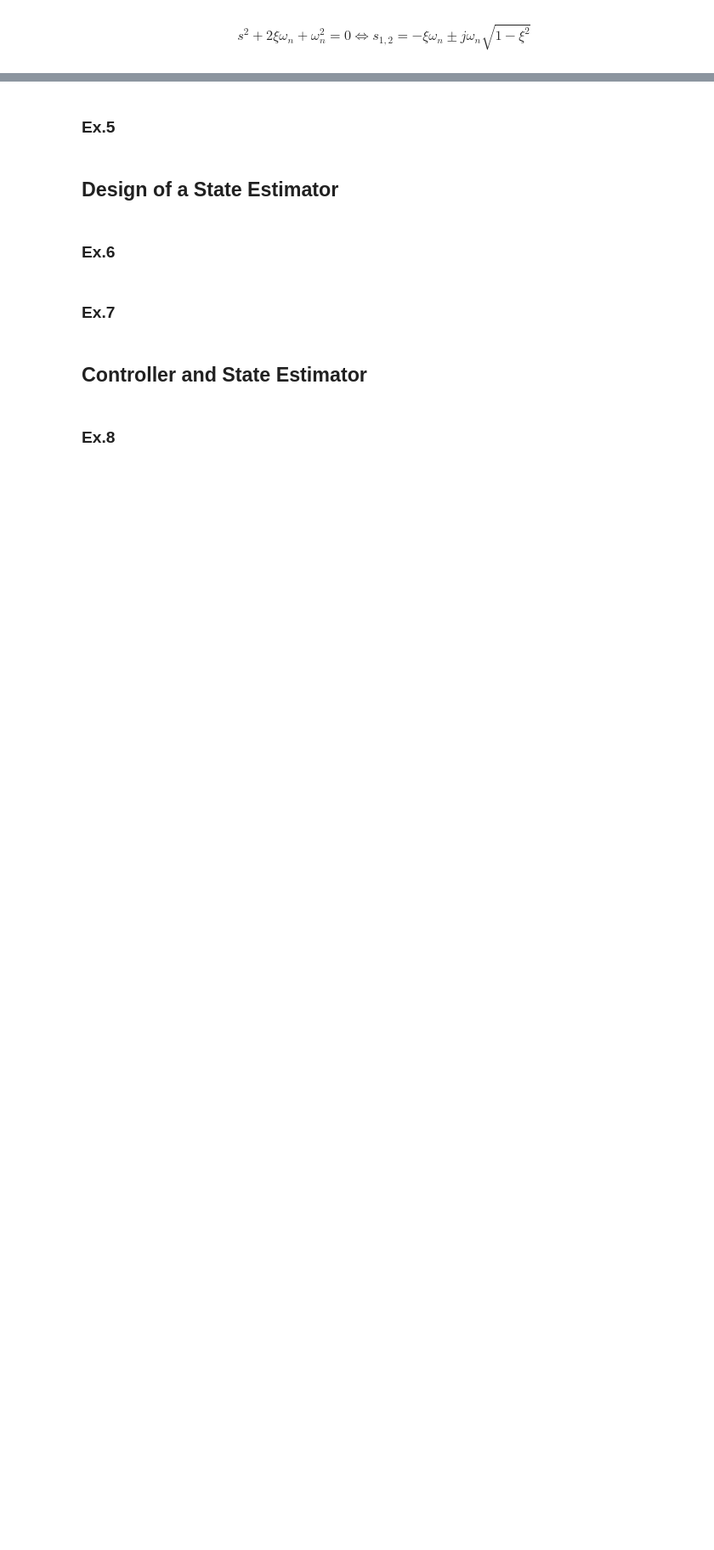
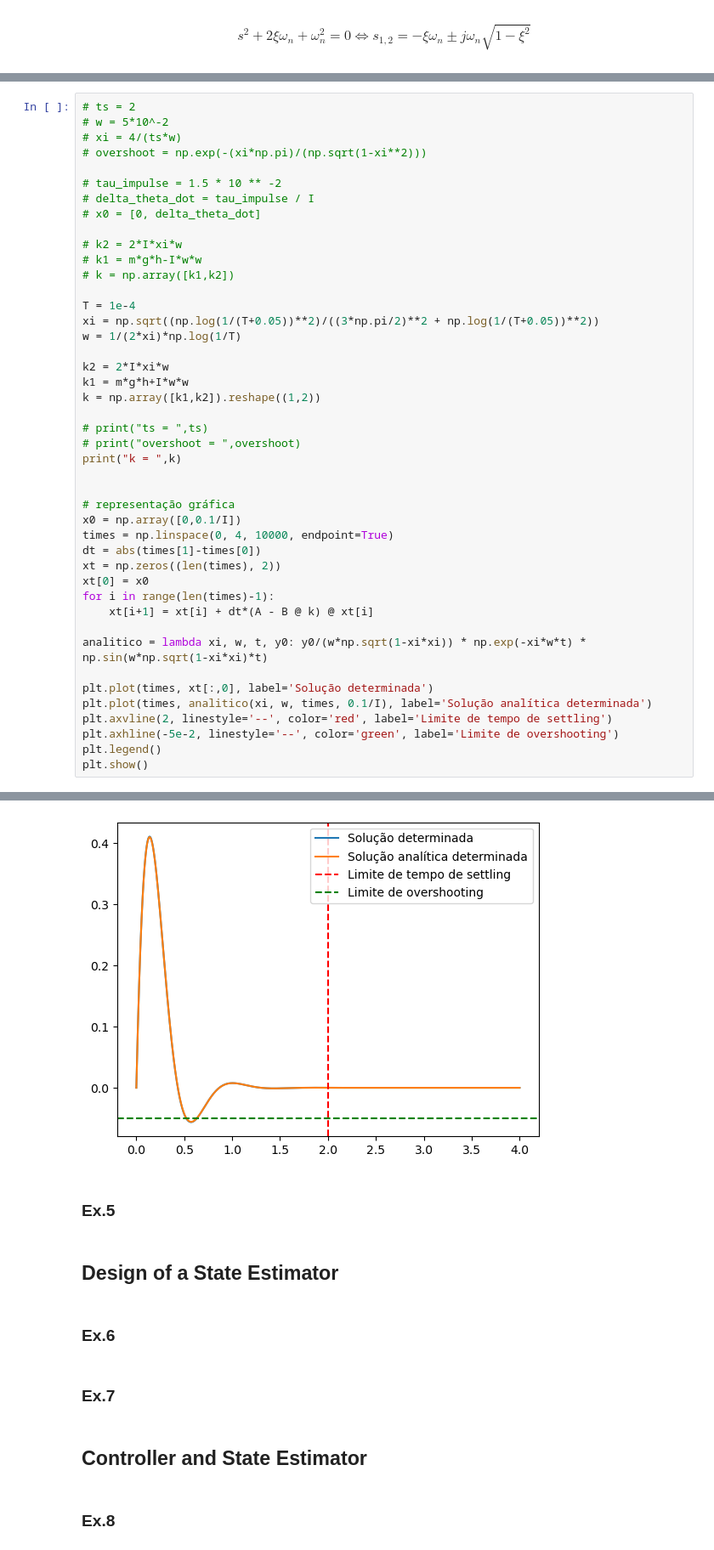
Before and after one commit to mariana-das-neves/sistemas_dinamicos_e_controlo, a Jupyter notebook: Projeto SDC.ipynb, the cells around one changed output, grey strips where cells are left out. Shown at 85% size. Drawn from its saved outputs; the diff is of its cells as text; blank space fills up the shorter version.

```diff
--- a/Projeto SDC.ipynb
+++ b/Projeto SDC.ipynb
@@ -353,0 +402,45 @@ k =  [-39.3828   0.06  ]
+# %%
+# ts = 2
+# w = 5*10^-2
+# xi = 4/(ts*w)
+# overshoot = np.exp(-(xi*np.pi)/(np.sqrt(1-xi**2)))
+
+# tau_impulse = 1.5 * 10 ** -2
+# delta_theta_dot = tau_impulse / I
+# x0 = [0, delta_theta_dot]
+
+# k2 = 2*I*xi*w
+# k1 = m*g*h-I*w*w
+# k = np.array([k1,k2])
+
+T = 1e-4
+xi = np.sqrt((np.log(1/(T+0.05))**2)/((3*np.pi/2)**2 + np.log(1/(T+0.05))**2))
+w = 1/(2*xi)*np.log(1/T)
+
+k2 = 2*I*xi*w
+k1 = m*g*h+I*w*w
+k = np.array([k1,k2]).reshape((1,2))
+
+# print("ts = ",ts)
+# print("overshoot = ",overshoot)
+print("k = ",k)
+
+
+# representação gráfica
+x0 = np.array([0,0.1/I])
+times = np.linspace(0, 4, 10000, endpoint=True)
+dt = abs(times[1]-times[0])
+xt = np.zeros((len(times), 2))
+xt[0] = x0
+for i in range(len(times)-1):
+    xt[i+1] = xt[i] + dt*(A - B @ k) @ xt[i]
+
+analitico = lambda xi, w, t, y0: y0/(w*np.sqrt(1-xi*xi)) * np.exp(-xi*w*t) * np.sin(w*np.sqrt(1-xi*xi)*t)
+
+plt.plot(times, xt[:,0], label='Solução determinada')
+plt.plot(times, analitico(xi, w, times, 0.1/I), label='Solução analítica determinada')
+plt.axvline(2, linestyle='--', color='red', label='Limite de tempo de settling')
+plt.axhline(-5e-2, linestyle='--', color='green', label='Limite de overshooting')
+plt.legend()
+plt.show()
+# %% [output]
@@ -354,3 +448,4 @@ k =  [-39.3828   0.06  ]
+[figure, added]
 # %% [markdown]
 ### Ex.5
 # %% [markdown]
```
Also changed, not shown: parts of 6 cells of this notebook.
